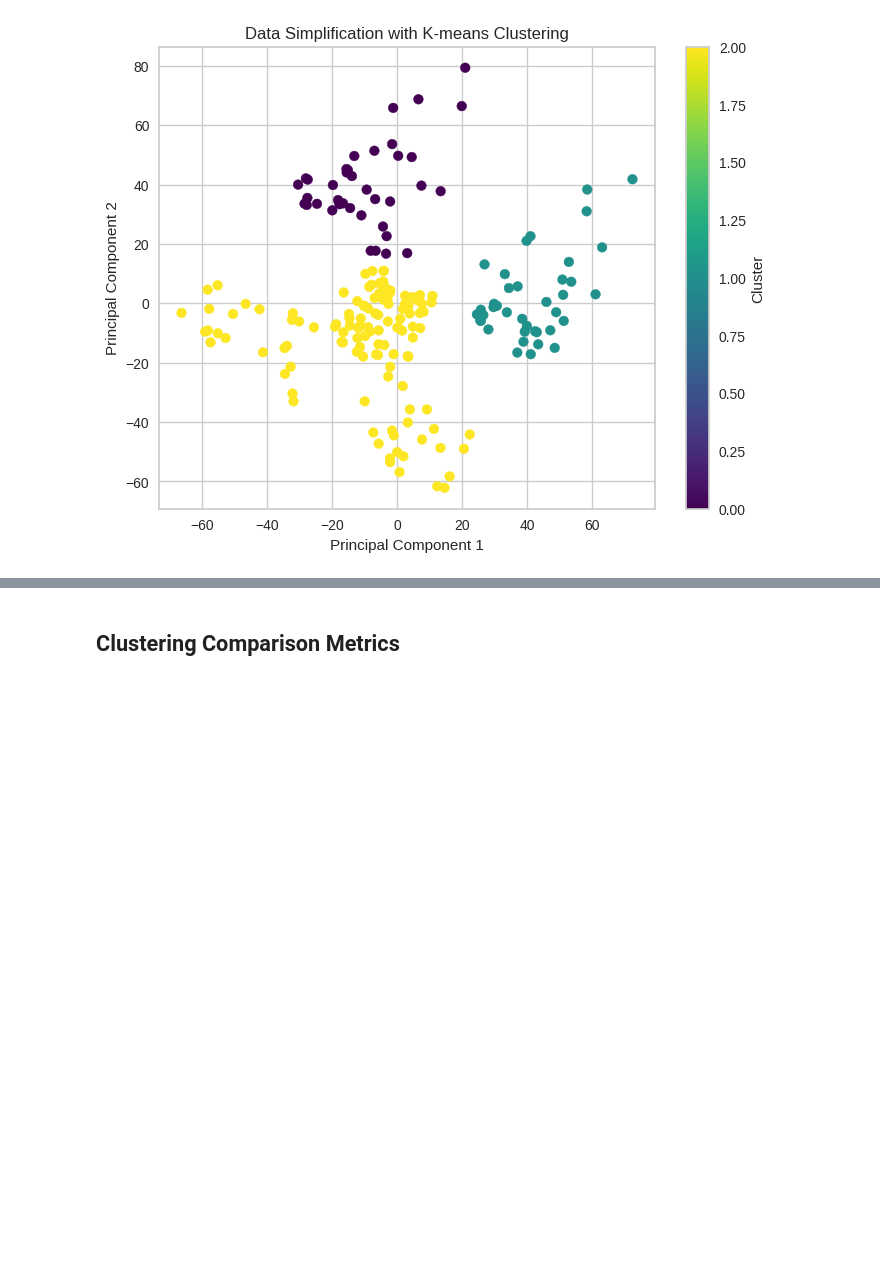
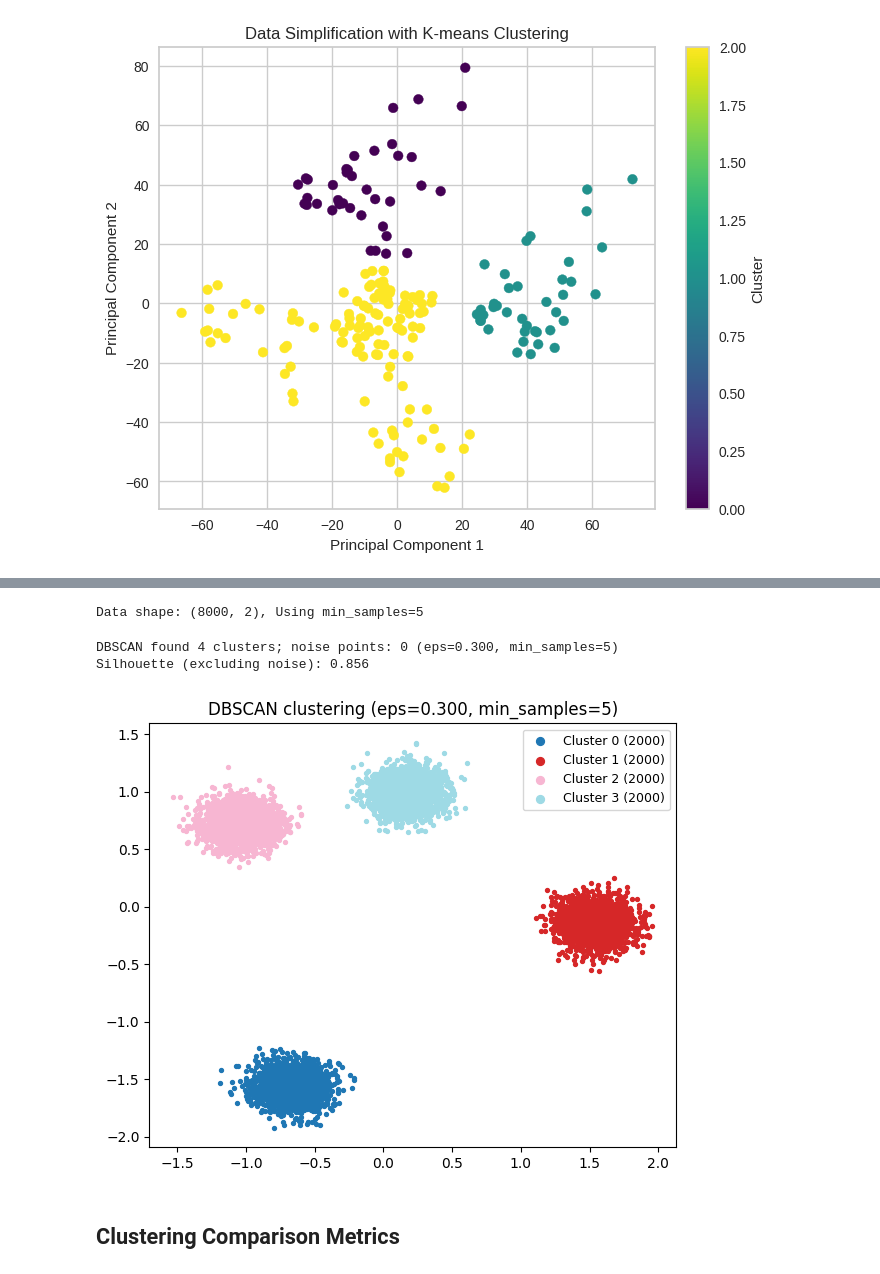
Before and after one commit to SharifiZarchi/Introduction_to_Machine_Learning, a Jupyter notebook: Jupyter_Notebooks/Chapter_02_Unsupervised_Learning/Clustering/Clustering.ipynb, the cells around one changed output, grey strips where cells are left out. Drawn from its saved outputs; the diff is of its cells as text; code cells hidden in the pictures; blank space fills up the shorter version.

```diff
--- a/Jupyter_Notebooks/Chapter_02_Unsupervised_Learning/Clustering/Clustering.ipynb
+++ b/Jupyter_Notebooks/Chapter_02_Unsupervised_Learning/Clustering/Clustering.ipynb
@@ -976,3 +1078,80 @@ plt.show()
+# %%
+import numpy as np
+import matplotlib.pyplot as plt
+
+from sklearn.preprocessing import StandardScaler
+from sklearn.decomposition import PCA
+from sklearn.cluster import DBSCAN
+from sklearn.neighbors import NearestNeighbors
+from sklearn.metrics import silhouette_score
+
+from sklearn.datasets import make_blobs
+X, y = make_blobs(
+    n_samples=8000, centers=4, n_features=2,
+    cluster_std=0.70, random_state=42
+)
+
+# Scale features (crucial for DBSCAN)
+scaler = StandardScaler()
+X_scaled = scaler.fit_transform(X)
+
+# Dimension to choose a reasonable min_samples
+dim = X.shape[1]
+min_samples = max(5, 2 * dim)  # heuristic: 2*dim (at least 5)
+print(f"Data shape: {X.shape}, Using min_samples={min_samples}")
+# %% [output]
+Data shape: (8000, 2), Using min_samples=5
+# %%
+# You can tweak eps based on the k-distance plot. Start from the heuristic:
+eps = 0.3  # e.g., overwrite like: eps = 0.35
+
+db = DBSCAN(eps=eps, min_samples=min_samples, n_jobs=-1)
+labels_db = db.fit_predict(X_scaled)
+
+n_noise = int(np.sum(labels_db == -1))
+n_clusters = len(set(labels_db)) - (1 if -1 in labels_db else 0)
+print(f"DBSCAN found {n_clusters} clusters; noise points: {n_noise} (eps={eps:.3f}, min_samples={min_samples})")
+
+# Silhouette (only if at least two non-noise clusters)
+mask = labels_db != -1
+if n_clusters >= 2 and np.any(mask):
+    try:
+        sil = silhouette_score(X_scaled[mask], labels_db[mask])
+        print(f"Silhouette (excluding noise): {sil:.3f}")
+    except Exception as e:
+        print("Silhouette not available:", e)
+else:
+    print("Silhouette not computed (need >=2 non-noise clusters).")
+# %% [output]
+DBSCAN found 4 clusters; noise points: 0 (eps=0.300, min_samples=5)
+Silhouette (excluding noise): 0.856
+# %%
+def to_2d(A):
+    A = np.asarray(A)
+    if A.shape[1] == 2:
+        return A
+    return PCA(n_components=2, random_state=0).fit_transform(A)
+
+X2 = to_2d(X_scaled)  # visualize on scaled space; for original space, pass X
+
+# Map labels to colors; noise = -1 shown in light gray
+unique_labels = np.unique(labels_db)
+colors = plt.cm.tab20(np.linspace(0, 1, max(1, len(unique_labels))))
+
+plt.figure(figsize=(6,5))
+for idx, lab in enumerate(unique_labels):
+    sel = labels_db == lab
+    if lab == -1:
+        plt.scatter(X2[sel, 0], X2[sel, 1], c=[(0.8,0.8,0.8,0.6)], s=8, label=f"Noise ({sel.sum()})")
+    else:
+        plt.scatter(X2[sel, 0], X2[sel, 1], c=[colors[idx]], s=8, label=f"Cluster {lab} ({sel.sum()})")
+
+plt.title(f"DBSCAN clustering (eps={eps:.3f}, min_samples={min_samples})")
+plt.legend(markerscale=2, fontsize=9)
+plt.tight_layout()
+plt.show()
+# %% [output]
+[figure, added]
 # %% [markdown]
 ## Clustering Comparison Metrics
 # %% [markdown]
```
Also changed, not shown: parts of 11 cells of this notebook.
